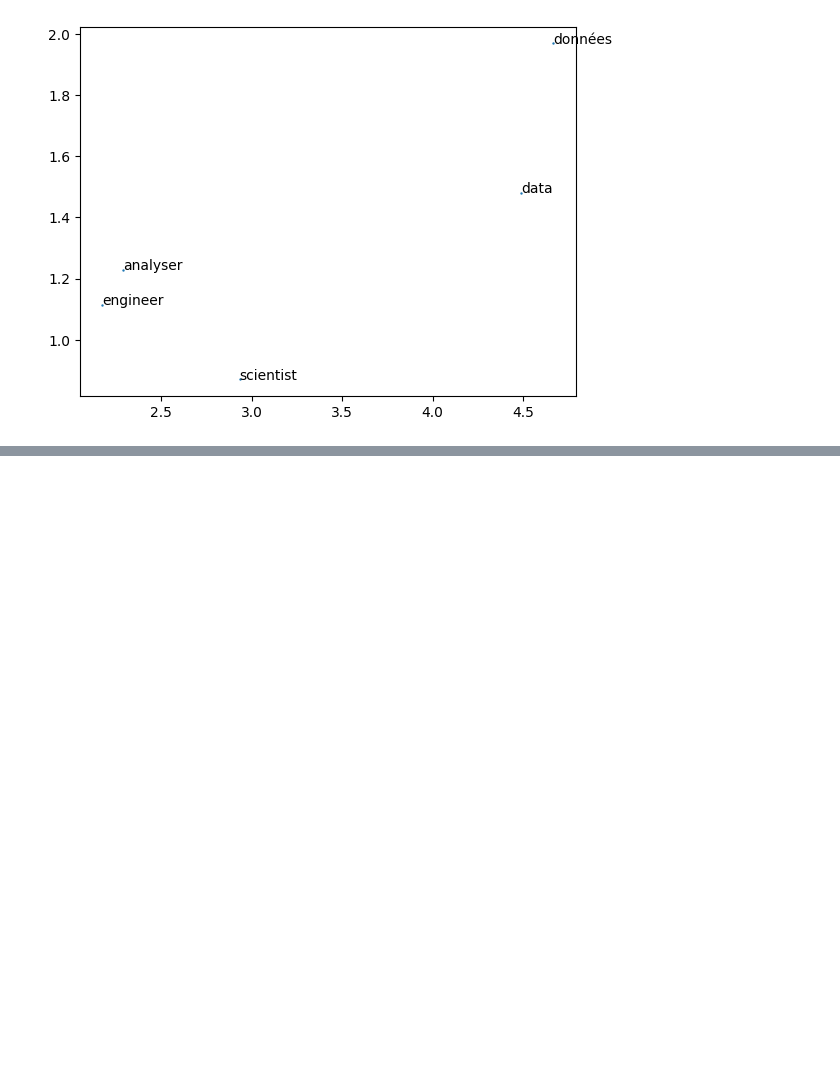
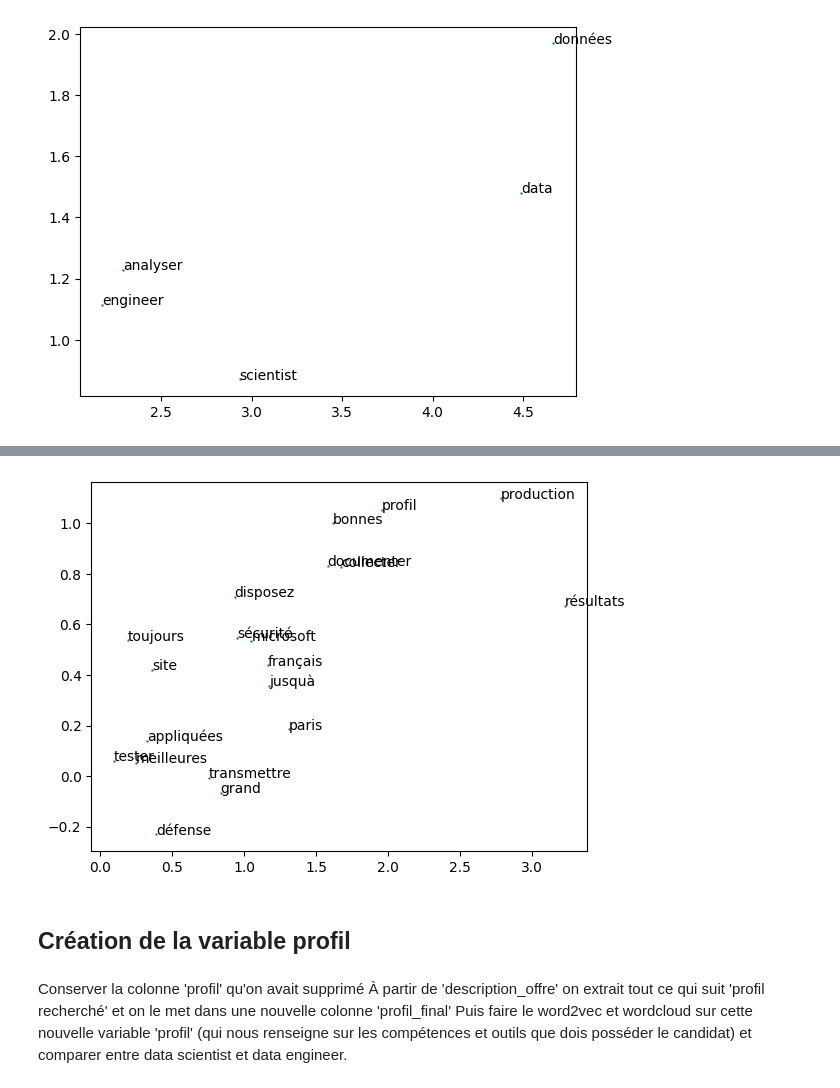
Before and after one commit to Abdouragit/Text_mining, a Jupyter notebook: Wordtovec.ipynb, the cells around one changed output, grey strips where cells are left out. Saved outputs shown, nothing was run; the diff lists cells and outputs as text; code cells hidden in the pictures; blank space fills up the shorter version.

Commit message:
Création de la variable poste et de la variable profil à intégrer dans nettoyage.ipynb

```diff
--- a/Wordtovec.ipynb
+++ b/Wordtovec.ipynb
@@ -619,0 +610,10 @@ plt.show()
+# %%
+# Afficher les 20 premiers termes dans le graphique
+dfSample = df.sample(n=20)
+plt.scatter(dfSample.V1, dfSample.V2, s=0.5)
+for i in range(dfSample.shape[0]):  # Afficher seulement les 20 premiers termes
+    plt.annotate(dfSample.index[i], (dfSample.V1.iloc[i], dfSample.V2.iloc[i]))
+
+plt.show()
+# %% [output]
+[figure, added]
@@ -619,0 +623,6 @@ plt.show()
+# %% [markdown]
+## Création de la variable profil
+# %% [markdown]
+Conserver la colonne 'profil' qu'on avait supprimé
+À partir de 'description_offre' on extrait tout ce qui suit 'profil recherché' et on le met dans une nouvelle colonne 'profil_final'
+Puis faire le word2vec et wordcloud sur cette nouvelle variable 'profil' (qui nous renseigne sur les compétences et outils que dois posséder le candidat) et comparer entre data scientist et data engineer.
```
Also changed, not shown: parts of 18 cells of this notebook.
